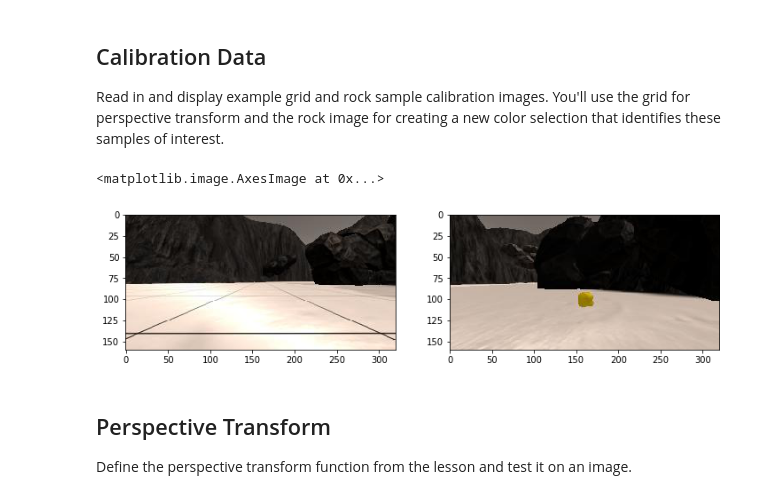
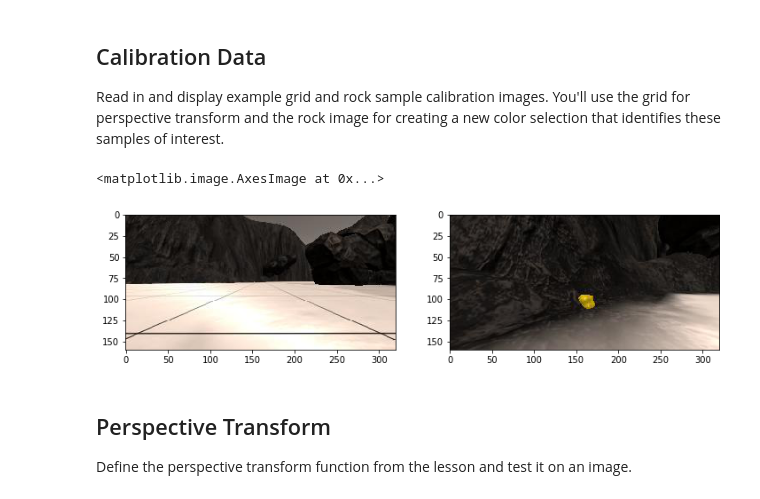
Before and after one commit to germal/RoboND-Rover-Project, a Jupyter notebook: code/Rover_Project_Test_Notebook.ipynb, the cells around one changed output. Cells and saved outputs as stored; diff of their text form; code cells hidden in the pictures.

```diff
--- a/code/Rover_Project_Test_Notebook.ipynb
+++ b/code/Rover_Project_Test_Notebook.ipynb
@@ -57,20 +57,20 @@ Read in and display example grid and rock sample calibration images.  You'll use
 # %%
 # In the simulator you can toggle on a grid on the ground for calibration
 # You can also toggle on the rock samples with the 0 (zero) key.
 # Here's an example of the grid and one of the rocks
 example_grid = '../calibration_images/example_grid1.jpg'
-example_rock = '../calibration_images/example_rock1.jpg'
+example_rock = '../calibration_images/example_rock2.jpg'
 grid_img = mpimg.imread(example_grid)
 rock_img = mpimg.imread(example_rock)
 
 fig = plt.figure(figsize=(12,3))
 plt.subplot(121)
 plt.imshow(grid_img)
 plt.subplot(122)
 plt.imshow(rock_img)
 # %% [output]
 <matplotlib.image.AxesImage at 0x...>
-[figure, old version]
+[figure, new version]
 # %% [markdown]
 ## Perspective Transform
 
```
Also changed, not shown: parts of 9 cells of this notebook.
